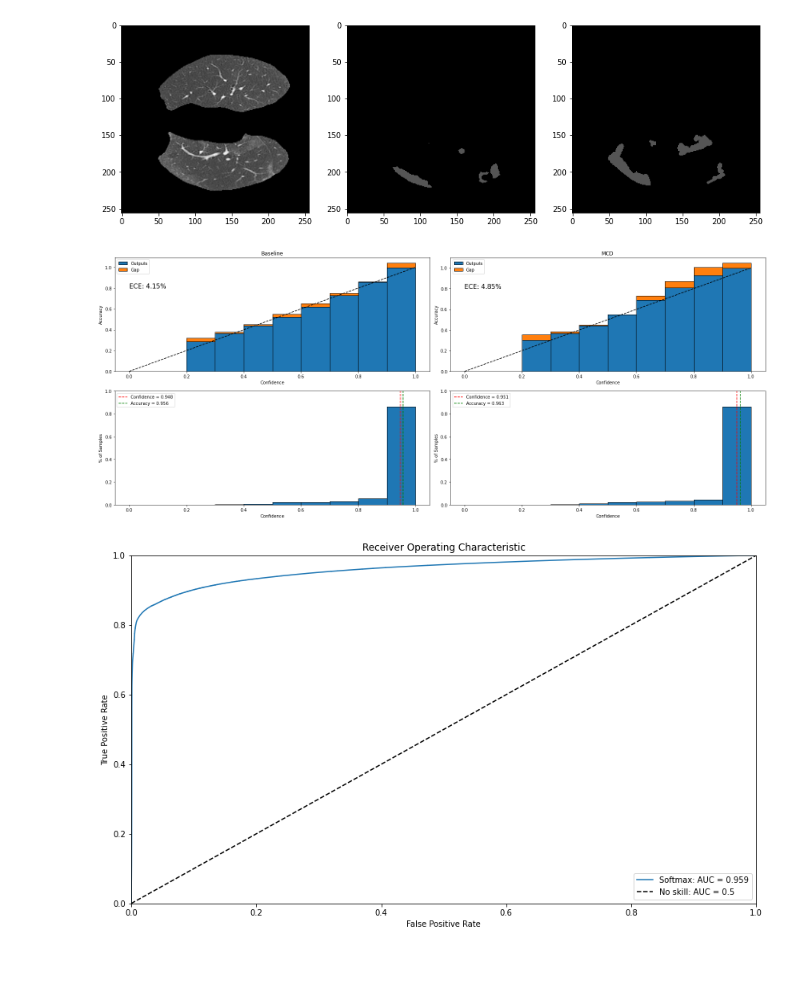
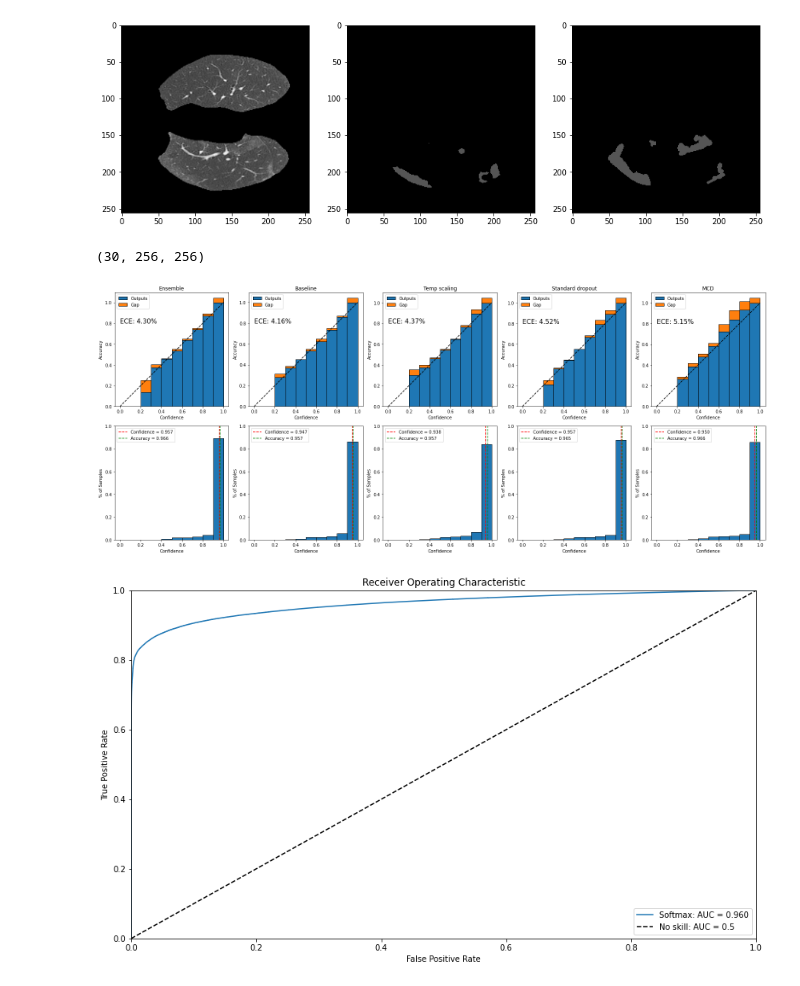
Before and after one commit to vlasakjiri/uncertainty-estimations, a Jupyter notebook: segmentation-covid19.ipynb, the cells around one changed output. Saved outputs shown, nothing was run; the diff lists cells and outputs as text; code cells hidden in the pictures.

```diff
--- a/segmentation-covid19.ipynb
+++ b/segmentation-covid19.ipynb
@@ -76,6 +76,11 @@ model = torch.load("checkpoints/unet_covid19.pt")
 model_dropout = torch.load("checkpoints/unet_dropout_covid19.pt")
 # model = torch.load("checkpoints/VOC_segmentation_deeplabv3_mobilenet_v3_large.pt")
 # model = torch.load("checkpoints/unet_unewighted.pt")
+
+from torchensemble import VotingClassifier
+model_ensemble = VotingClassifier(model, 5)
+for i in range(5):
+    model_ensemble.estimators_.append(torch.load(f"checkpoints/unet_covid19-{i}.pt"))
 # %%
 model
 # %% [output]
@@ -181,6 +186,8 @@ def run_validation(model, data_loader, test_progress: utils.metrics.Progress, de
             test_progress.dropout_outputs)
     return test_progress
 
+progress_ensemble = run_validation(
+    model_ensemble, data_loader_test, utils.metrics.Progress(), device, mc_dropout_iters=0)
 
 progress = run_validation(
     model, data_loader_test, utils.metrics.Progress(), device, mc_dropout_iters=0)
@@ -188,5 +195,5 @@ progress = run_validation(
 progress_dropout = run_validation(
     model_dropout, data_loader_test, utils.metrics.Progress(), device, mc_dropout_iters=20)
 
-# progress_scaled = run_validation(
-#     scaled_model, data_loader, utils.metrics.Progress(), device, mc_dropout_iters=0)
+progress_scaled = run_validation(
+    scaled_model, data_loader_test, utils.metrics.Progress(), device, mc_dropout_iters=0)
@@ -215,38 +232,44 @@ axs[2].imshow(labels[2], cmap="gray", vmax=3)
 # %% [output]
 <matplotlib.image.AxesImage at 0x...>
 [figure]
+# %%
+progress_ensemble.predictions.shape
+# %% [output]
+(30, 256, 256)
 # %%
 # nll = nn.CrossEntropyLoss()(torch.tensor(progress.logits), torch.tensor(
 #     progress.labels, dtype=torch.long)).item()
 # print(
 #     f"Accuracy: {(progress.predictions==progress.labels).sum()*100/len(progress.labels):.2f}%, "
 #     f"NLL: {nll:4f}"
 # )
 
 # # mc_logits = progress.dropout_logits.mean(axis=0)
 # dropout_max_probs = progress.dropout_outputs.max(axis=-1)
 
 # utils.visualisations.samples_removed_vs_acc([
 #     ("Max prob", np.argsort(progress.max_probs)),
 #     ("Dropout max probs", np.argsort(dropout_max_probs))],
 #     progress.labels,
 #     progress.predictions,
 #     progress.dropout_predictions)
 
 dropout_max_probs = progress_dropout.dropout_outputs.max(axis=1).ravel()
+ensemble_max_probs = progress_ensemble.logits.max(axis=1).ravel()
 
 utils.visualisations.calibration_graph([
+        ("Ensemble", ensemble_max_probs, np.argsort(ensemble_max_probs), progress_ensemble.predictions.ravel()),
         ("Baseline", progress.max_probs, np.argsort(progress.max_probs), progress.predictions.ravel()),
+        ("Temp scaling", progress_scaled.max_probs, np.argsort(progress_scaled.max_probs), progress_scaled.predictions.ravel()),
+        ("Standard dropout", progress_dropout.max_probs, np.argsort(progress_dropout.max_probs), progress_dropout.predictions.ravel()),
         ("MCD", dropout_max_probs, np.argsort(dropout_max_probs), progress_dropout.dropout_outputs.argmax(axis=1).ravel()),
-        # ("Temp scaling", progress_scaled.max_probs, np.argsort(progress_scaled.max_probs), progress_scaled.predictions.ravel()),
-
 
 
     ],
     progress.labels,
     )
 # %% [output]
-[figure, old version]
+[figure, new version]
 # %%
 curves = []
 
```
Also changed, not shown: parts of 8 cells of this notebook, 8 other files.
